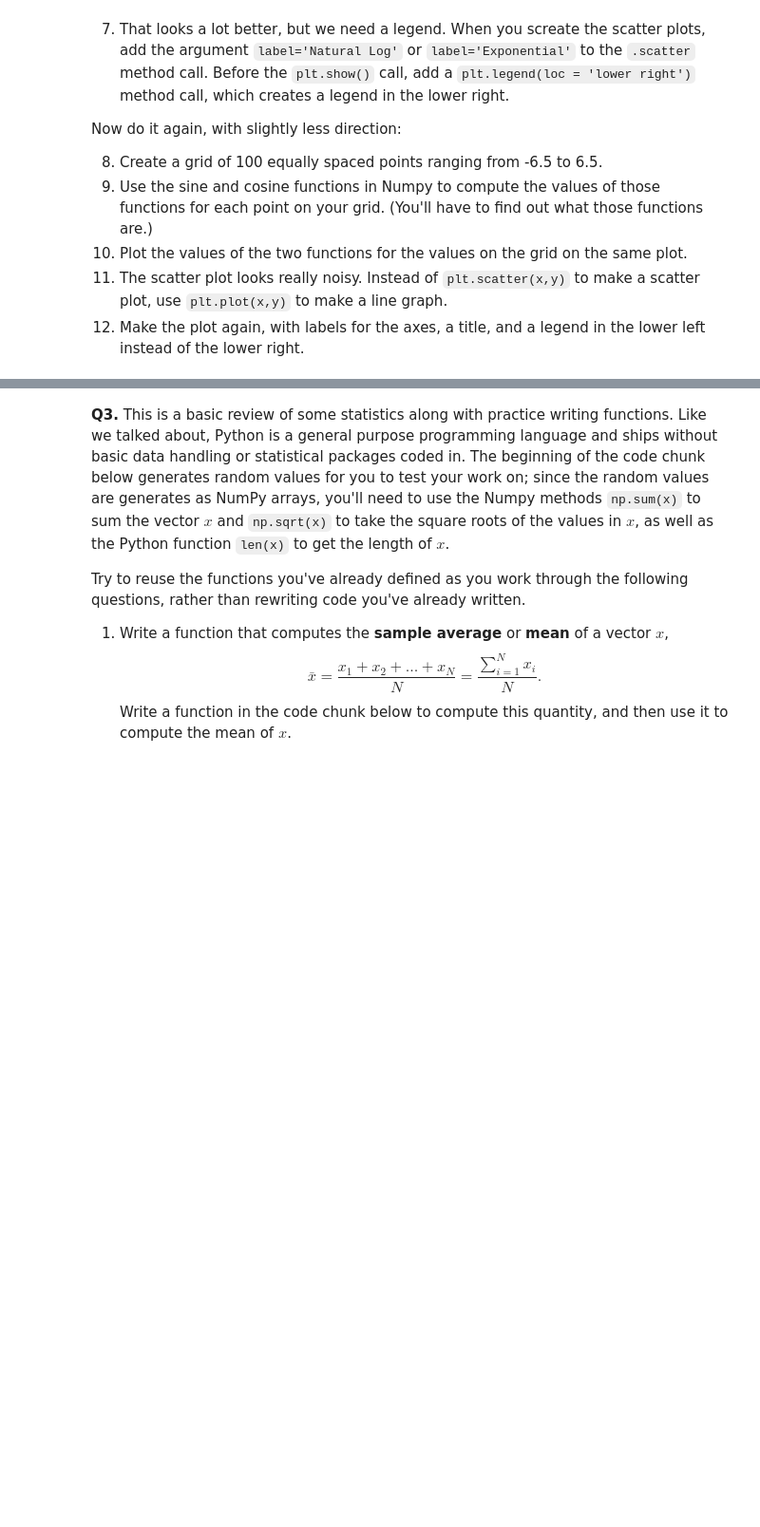
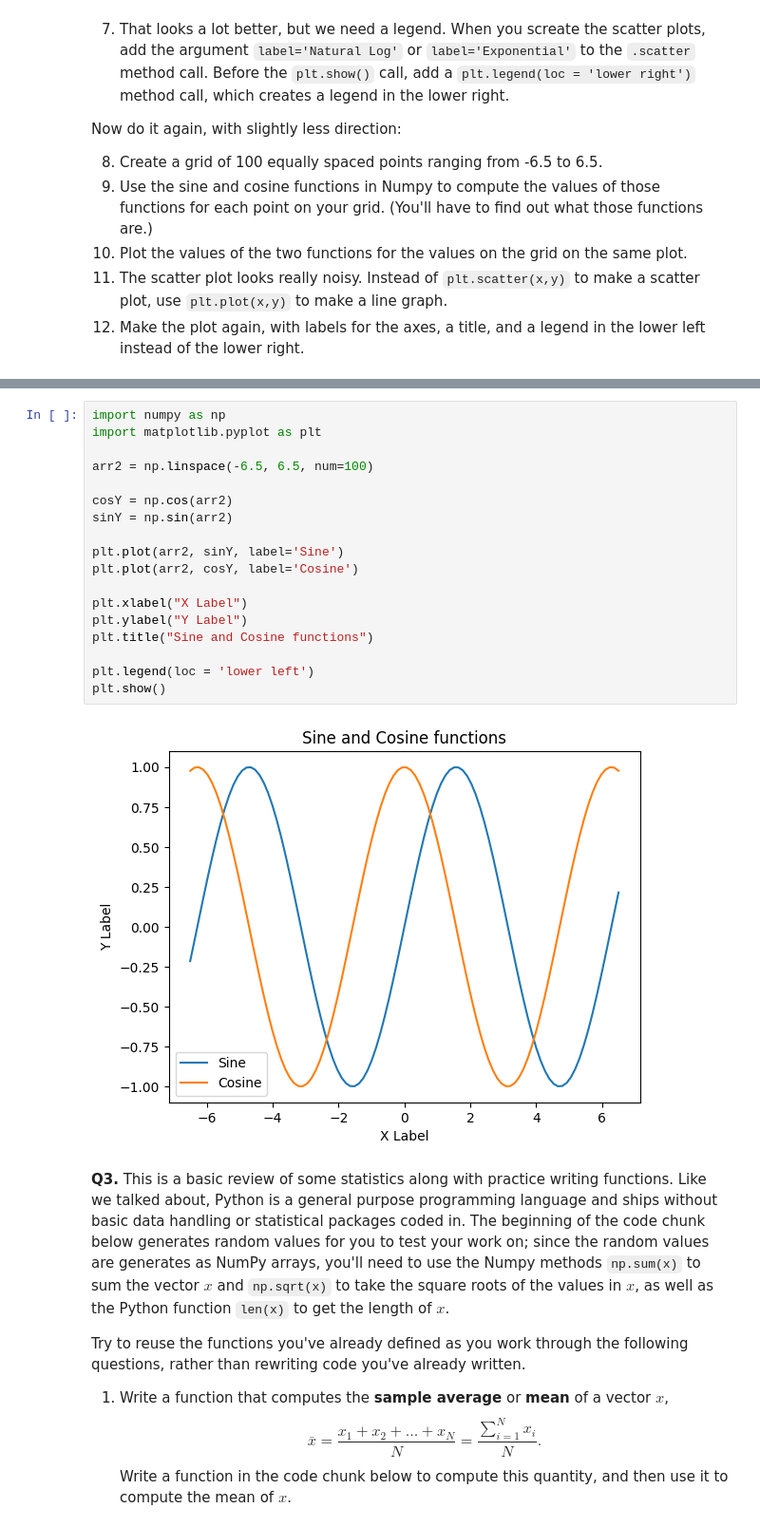
Before and after one commit to Zach-Russell/programming, a Jupyter notebook: assignment/assignment_programming.ipynb, the cells around one changed output, grey strips where cells are left out. Shown at 95% size. Drawn from its saved outputs; the diff is of its cells as text; blank space fills up the shorter version.

```diff
--- a/assignment/assignment_programming.ipynb
+++ b/assignment/assignment_programming.ipynb
@@ -45,3 +63,23 @@ import matplotlib.pyplot as plt
+# %%
+import numpy as np
+import matplotlib.pyplot as plt
+
+arr2 = np.linspace(-6.5, 6.5, num=100)
+
+cosY = np.cos(arr2)
+sinY = np.sin(arr2)
+
+plt.plot(arr2, sinY, label='Sine')
+plt.plot(arr2, cosY, label='Cosine')
+
+plt.xlabel("X Label")
+plt.ylabel("Y Label")
+plt.title("Sine and Cosine functions")
+
+plt.legend(loc = 'lower left')
+plt.show()
+# %% [output]
+[figure, added]
 # %% [markdown]
 **Q3.** This is a basic review of some statistics along with practice writing functions. Like we talked about, Python is a general purpose programming language and ships without basic data handling or statistical packages coded in. The beginning of the code chunk below generates random values for you to test your work on; since the random values are generates as NumPy arrays, you'll need to use the Numpy methods `np.sum(x)` to sum the vector $x$ and `np.sqrt(x)` to take the square roots of the values in $x$, as well as the Python function `len(x)` to get the length of $x$.
 
```
Also changed, not shown: parts of 1 cell of this notebook.
